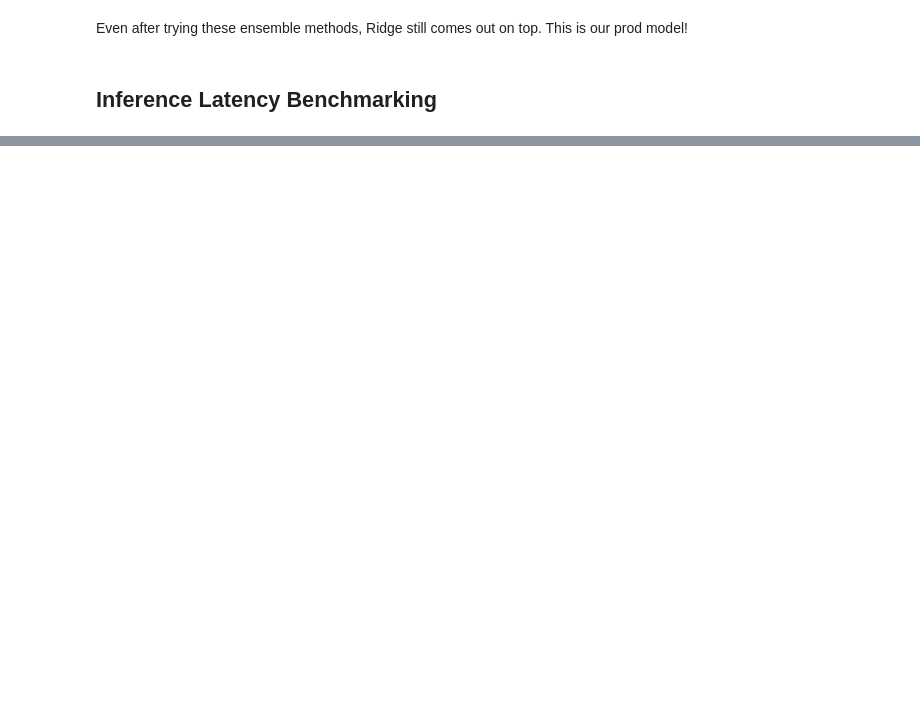
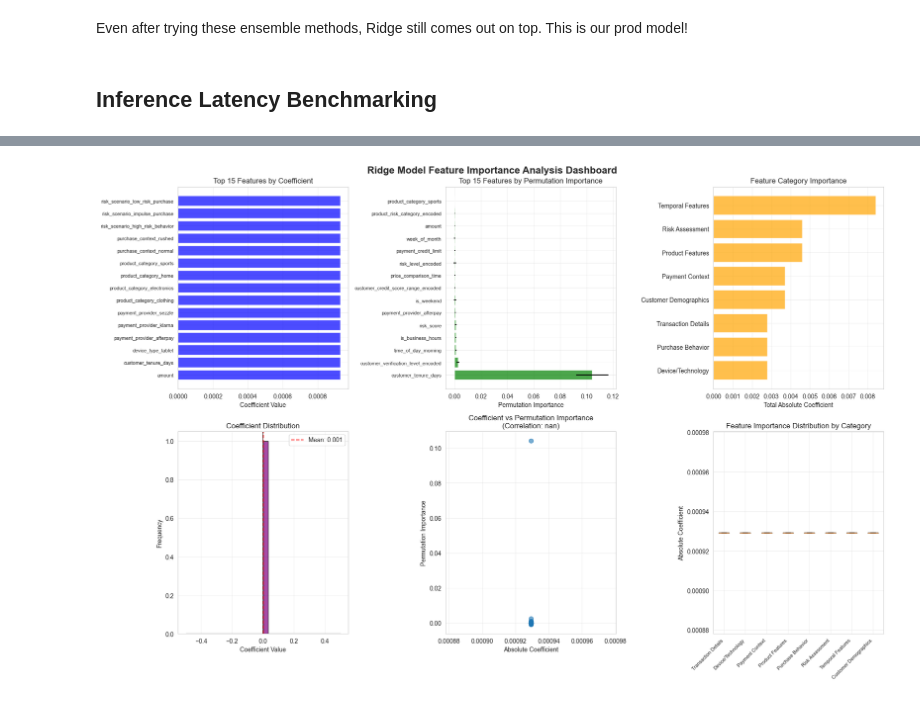
Before and after one commit to whitehackr/flit-ml, a Jupyter notebook: research/notebooks/03_model_development.ipynb, the cells around one changed output, grey strips where cells are left out. Drawn from its saved outputs; the diff is of its cells as text; code cells hidden in the pictures; blank space fills up the shorter version.

```diff
--- a/research/notebooks/03_model_development.ipynb
+++ b/research/notebooks/03_model_development.ipynb
@@ -934,7 +937,7 @@ top_models_for_tuning = []
 for name in model_names_sorted[:8]:  # Consider top 8
     results = successful_models[name]
     # Balance: AUC > 0.6 AND training time < 5s (adjustable threshold)
-    if results['test_auc'] >= 0.59 and results['train_time'] < 15.0:
+    if results['test_auc'] >= 0.59 and results['train_time'] < 5.0:
         top_models_for_tuning.append((name, results))
 
 print("🎯 Selected models for hyperparameter tuning:")
@@ -2091,0 +2120,89 @@ Throughput      | 100K+ predictions/min | 1,736,810,470 predictions/min | ✅ PA
+# %%
+# 4. Visualization Dashboard
+print(f"\n4️⃣ Feature Importance Visualizations:")
+print("-" * 40)
+
+fig, axes = plt.subplots(2, 3, figsize=(18, 12))
+fig.suptitle('Ridge Model Feature Importance Analysis Dashboard', fontsize=16, fontweight='bold')
+
+# Plot 1: Top 15 coefficients
+ax1 = axes[0, 0]
+top_15 = feature_importance_df.head(15)
+colors = ['red' if x < 0 else 'blue' for x in top_15['coefficient']]
+bars = ax1.barh(range(len(top_15)), top_15['coefficient'], color=colors, alpha=0.7)
+ax1.set_yticks(range(len(top_15)))
+ax1.set_yticklabels(top_15['feature'], fontsize=8)
+ax1.set_xlabel('Coefficient Value')
+ax1.set_title('Top 15 Features by Coefficient')
+ax1.axvline(x=0, color='black', linestyle='-', alpha=0.3)
+ax1.grid(True, alpha=0.3)
+
+# Plot 2: Permutation importance
+ax2 = axes[0, 1]
+top_15_perm = perm_df.head(15)
+bars2 = ax2.barh(range(len(top_15_perm)), top_15_perm['perm_importance'],
+                xerr=top_15_perm['perm_std'], alpha=0.7, color='green')
+ax2.set_yticks(range(len(top_15_perm)))
+ax2.set_yticklabels(top_15_perm['feature'], fontsize=8)
+ax2.set_xlabel('Permutation Importance')
+ax2.set_title('Top 15 Features by Permutation Importance')
+ax2.grid(True, alpha=0.3)
+
+# Plot 3: Category-wise importance
+ax3 = axes[0, 2]
+category_plot = category_importance.sort_values('total_abs_coef', ascending=True)
+ax3.barh(range(len(category_plot)), category_plot['total_abs_coef'], alpha=0.7, color='orange')
+ax3.set_yticks(range(len(category_plot)))
+ax3.set_yticklabels(category_plot.index, fontsize=10)
+ax3.set_xlabel('Total Absolute Coefficient')
+ax3.set_title('Feature Category Importance')
+ax3.grid(True, alpha=0.3)
+
+# Plot 4: Coefficient distribution
+ax4 = axes[1, 0]
+ax4.hist(coefficients, bins=30, alpha=0.7, edgecolor='black', color='purple')
+ax4.axvline(coefficients.mean(), color='red', linestyle='--', label=f'Mean: {coefficients.mean():.3f}')
+ax4.axvline(0, color='black', linestyle='-', alpha=0.5)
+ax4.set_xlabel('Coefficient Value')
+ax4.set_ylabel('Frequency')
+ax4.set_title('Coefficient Distribution')
+ax4.legend()
+ax4.grid(True, alpha=0.3)
+
+# Plot 5: Coefficient vs Permutation Importance
+ax5 = axes[1, 1]
+comparison_df = pd.merge(feature_importance_df[['feature', 'abs_coefficient']],
+                        perm_df[['feature', 'perm_importance']], on='feature')
+ax5.scatter(comparison_df['abs_coefficient'], comparison_df['perm_importance'], alpha=0.6, s=50)
+
+# Add correlation line
+from scipy.stats import pearsonr
+corr, p_value = pearsonr(comparison_df['abs_coefficient'], comparison_df['perm_importance'])
+ax5.set_xlabel('Absolute Coefficient')
+ax5.set_ylabel('Permutation Importance')
+ax5.set_title(f'Coefficient vs Permutation Importance\n(Correlation: {corr:.3f})')
+ax5.grid(True, alpha=0.3)
+
+# Add trend line
+z = np.polyfit(comparison_df['abs_coefficient'], comparison_df['perm_importance'], 1)
+p = np.poly1d(z)
+ax5.plot(comparison_df['abs_coefficient'], p(comparison_df['abs_coefficient']), "r--", alpha=0.8)
+
+# Plot 6: Feature importance by category (box plot)
+ax6 = axes[1, 2]
+category_data = []
+category_labels = []
+for cat in feature_importance_df['category'].unique():
+    cat_data = feature_importance_df[feature_importance_df['category'] == cat]['abs_coefficient']
+    category_data.append(cat_data)
+    category_labels.append(cat)
+
+ax6.boxplot(category_data, labels=category_labels)
+ax6.set_xticklabels(category_labels, rotation=45, ha='right', fontsize=8)
+ax6.set_ylabel('Absolute Coefficient')
+ax6.set_title('Feature Importance Distribution by Category')
+ax6.grid(True, alpha=0.3)
+
+plt.tight_layout()
+plt.show()
+# %% [output]
@@ -2091,0 +2211 @@ Throughput      | 100K+ predictions/min | 1,736,810,470 predictions/min | ✅ PA
+[figure, added]
```
Also changed, not shown: parts of 34 cells of this notebook.
